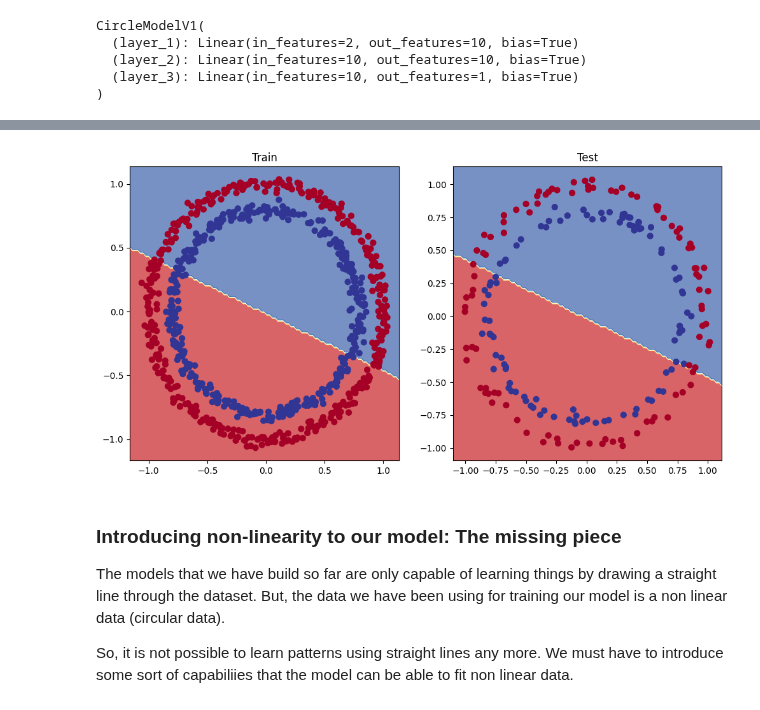
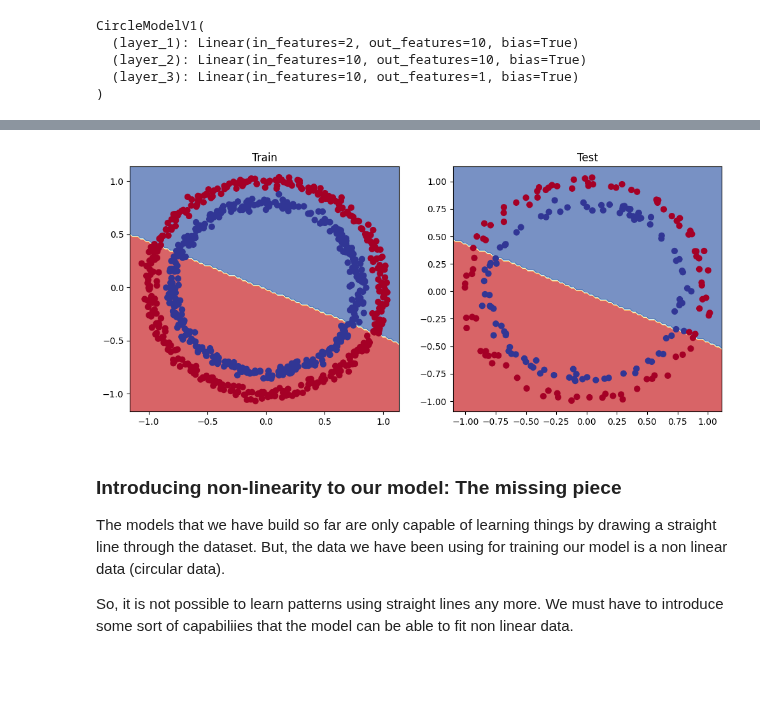
Before and after one commit to Muntasir2179/pytorch-learnig, a Jupyter notebook: 02_neural_network_classification.ipynb, the cells around one changed output, grey strips where cells are left out. Cells and saved outputs as stored; diff of their text form; code cells hidden in the pictures; blank space fills up the shorter version.

```diff
--- a/02_neural_network_classification.ipynb
+++ b/02_neural_network_classification.ipynb
@@ -349,16 +348,16 @@ Epoch: 800 | Loss: 0.69298, Acc: 51.00% | Test loss: 0.69468, Test acc: 46.00%
 Epoch: 900 | Loss: 0.69298, Acc: 51.00% | Test loss: 0.69468, Test acc: 46.00%
 # %%
 # plotting the decision boundary
-plt.figure(figsize=(12, 6))
+plt.figure(figsize=(12, 5))
 plt.subplot(1, 2, 1)
 plt.title("Train")
 plot_decision_boundary(model_1, X_train, y_train)
 plt.subplot(1, 2, 2)
 plt.title("Test")
 plot_decision_boundary(model_1, X_test, y_test)
 plt.show()
 # %% [output]
-[figure, old version]
+[figure, new version]
 # %% [markdown]
 ### Introducing non-linearity to our model: The missing piece
 
```
Also changed, not shown: parts of 17 cells of this notebook.
